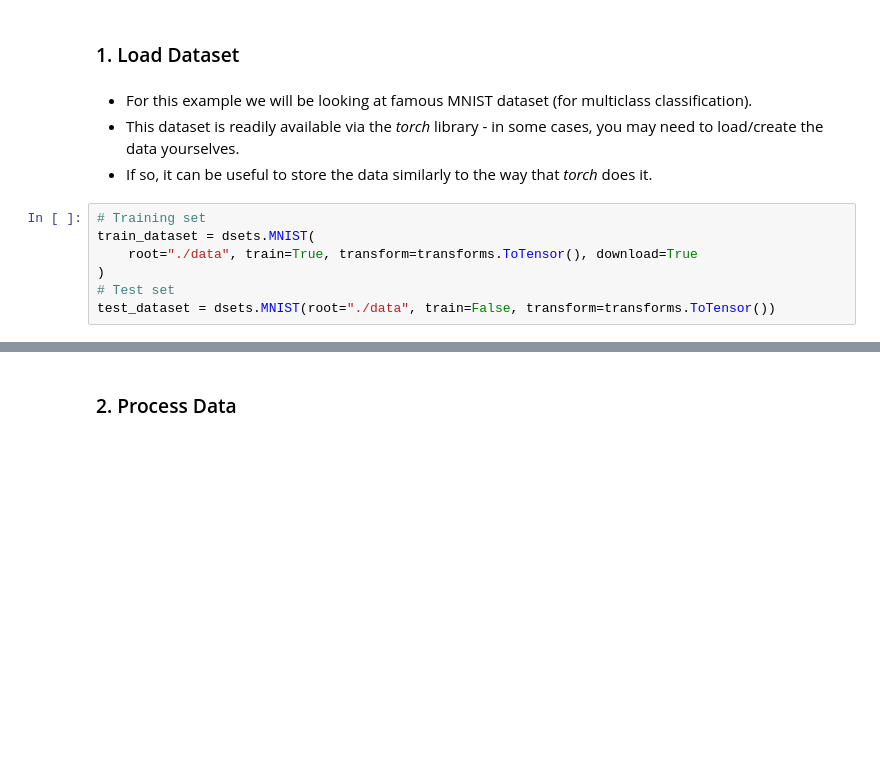
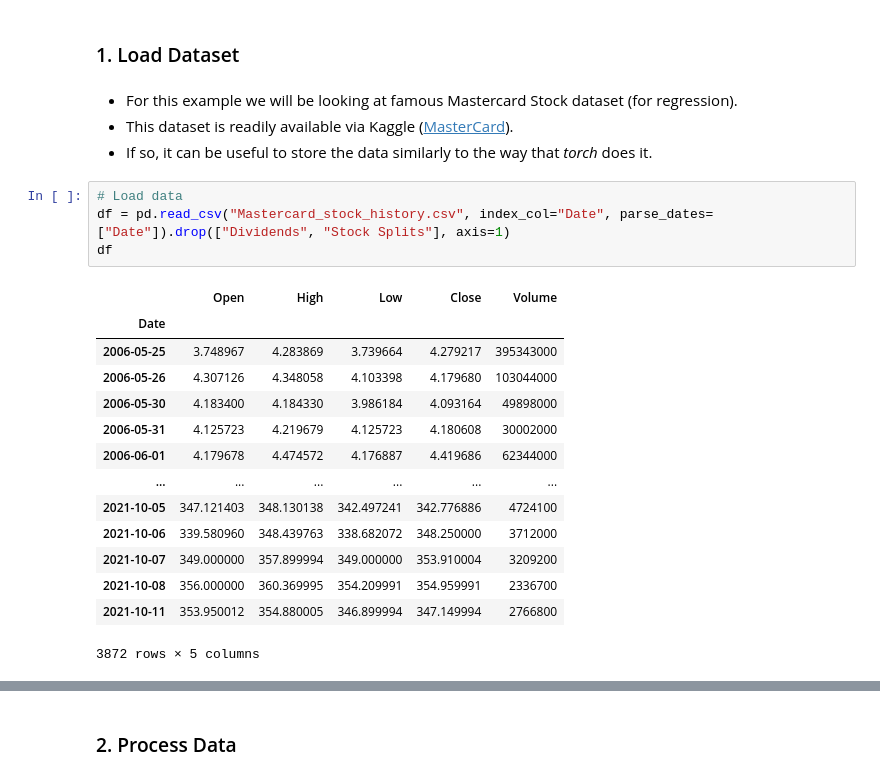
Before and after one commit to siddarthanath/Artificial-Intelligence-Algorithms, a Jupyter notebook: Deep Learning/Neural Networks/Recurrent/rnn.ipynb, the cells around one changed output, grey strips where cells are left out. Saved outputs shown, nothing was run; the diff lists cells and outputs as text; blank space fills up the shorter version.

```diff
--- a/Deep Learning/Neural Networks/Recurrent/rnn.ipynb
+++ b/Deep Learning/Neural Networks/Recurrent/rnn.ipynb
@@ -59,13 +81,25 @@
 # %% [markdown]
 ### 1. Load Dataset
 # %% [markdown]
-- For this example we will be looking at famous MNIST dataset (for multiclass classification).
-- This dataset is readily available via the *torch* library - in some cases, you may need to load/create the data yourselves.
+- For this example we will be looking at famous Mastercard Stock dataset (for regression).
+- This dataset is readily available via Kaggle ([MasterCard](https://www.kaggle.com/datasets/kalilurrahman/mastercard-stock-data-latest-and-updated?select=Mastercard_stock_history.csv)).
 - If so, it can be useful to store the data similarly to the way that *torch* does it.
-# %%
-# Training set
-train_dataset = dsets.MNIST(
-    root="./data", train=True, transform=transforms.ToTensor(), download=True
-)
-# Test set
-test_dataset = dsets.MNIST(root="./data", train=False, transform=transforms.ToTensor())
+# %%
+# Load data
+df = pd.read_csv("Mastercard_stock_history.csv", index_col="Date", parse_dates=["Date"]).drop(["Dividends", "Stock Splits"], axis=1)
+df
+# %% [output]
+|  | Open | High | Low | Close | Volume |
+| Date |  |  |  |  |  |
+| 2006-05-25 | 3.748967 | 4.283869 | 3.739664 | 4.279217 | 395343000 |
+| 2006-05-26 | 4.307126 | 4.348058 | 4.103398 | 4.179680 | 103044000 |
+| 2006-05-30 | 4.183400 | 4.184330 | 3.986184 | 4.093164 | 49898000 |
+| 2006-05-31 | 4.125723 | 4.219679 | 4.125723 | 4.180608 | 30002000 |
+| 2006-06-01 | 4.179678 | 4.474572 | 4.176887 | 4.419686 | 62344000 |
+| ... | ... | ... | ... | ... | ... |
+| 2021-10-05 | 347.121403 | 348.130138 | 342.497241 | 342.776886 | 4724100 |
+| 2021-10-06 | 339.580960 | 348.439763 | 338.682072 | 348.250000 | 3712000 |
+| 2021-10-07 | 349.000000 | 357.899994 | 349.000000 | 353.910004 | 3209200 |
+| 2021-10-08 | 356.000000 | 360.369995 | 354.209991 | 354.959991 | 2336700 |
+| 2021-10-11 | 353.950012 | 354.880005 | 346.899994 | 347.149994 | 2766800 |
+3872 rows × 5 columns
```
Also changed, not shown: parts of 46 cells of this notebook, 7 other files.
